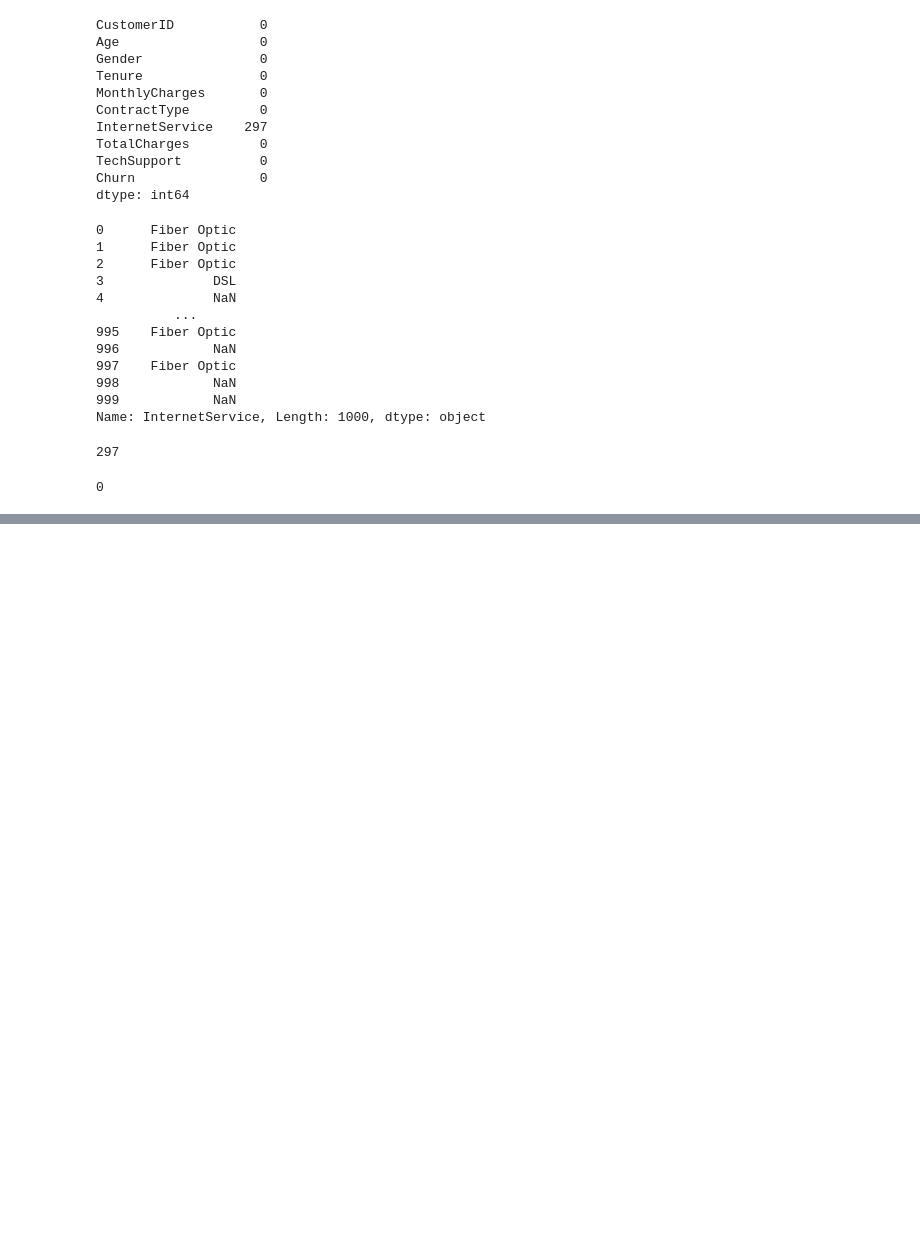
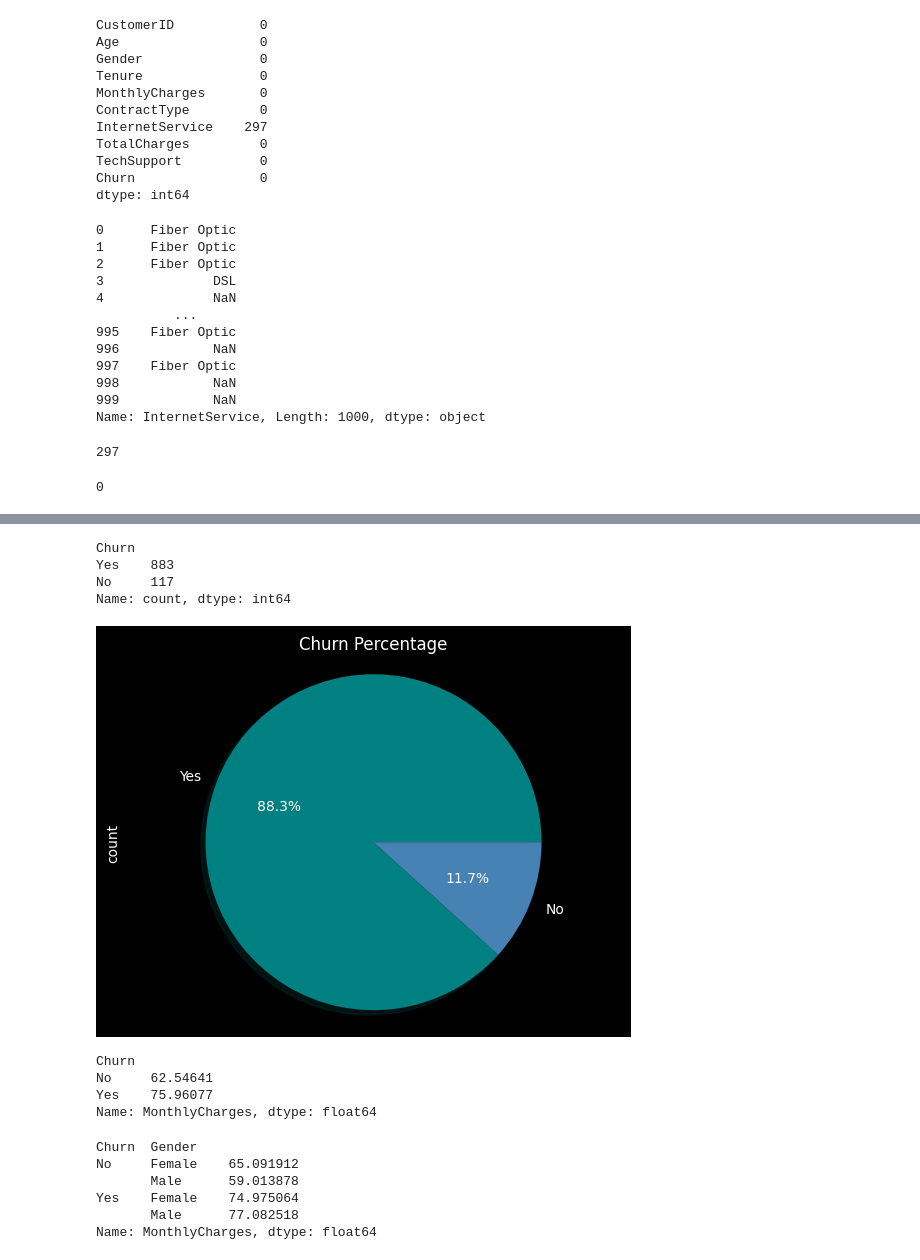
Before and after one commit to AbhishekMohile77/churn_project, a Jupyter notebook: notebook.ipynb, the cells around one changed output, grey strips where cells are left out. Saved outputs shown, nothing was run; the diff lists cells and outputs as text; code cells hidden in the pictures; blank space fills up the shorter version.

```diff
--- a/notebook.ipynb
+++ b/notebook.ipynb
@@ -72,0 +111,7 @@ df["InternetService"].isna().sum()
+# %%
+df["Churn"].value_counts()
+# %% [output]
+Churn
+Yes    883
+No     117
+Name: count, dtype: int64
@@ -72,0 +120,30 @@ df["InternetService"].isna().sum()
+# %%
+df["Churn"].value_counts().plot(
+    kind='pie',
+    autopct='%1.1f%%',
+    startangle=0,
+    shadow=True,
+    colors=['teal', 'steelblue']
+)
+
+plt.axis('equal')
+plt.title('Churn Percentage')
+plt.style.use('dark_background')
+# %% [output]
+[figure, added]
+# %%
+df.groupby('Churn')['MonthlyCharges'].mean()
+# %% [output]
+Churn
+No     62.54641
+Yes    75.96077
+Name: MonthlyCharges, dtype: float64
+# %%
+df.groupby(['Churn','Gender'])['MonthlyCharges'].mean()
+# %% [output]
+Churn  Gender
+No     Female    65.091912
+       Male      59.013878
+Yes    Female    74.975064
+       Male      77.082518
+Name: MonthlyCharges, dtype: float64
```
Also changed, not shown: parts of 8 cells of this notebook.
